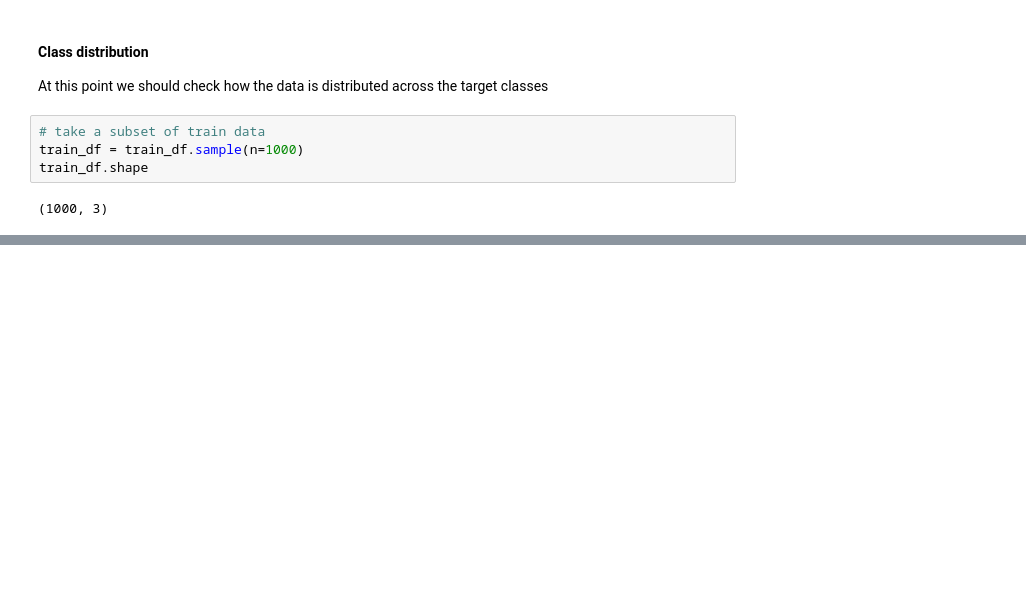
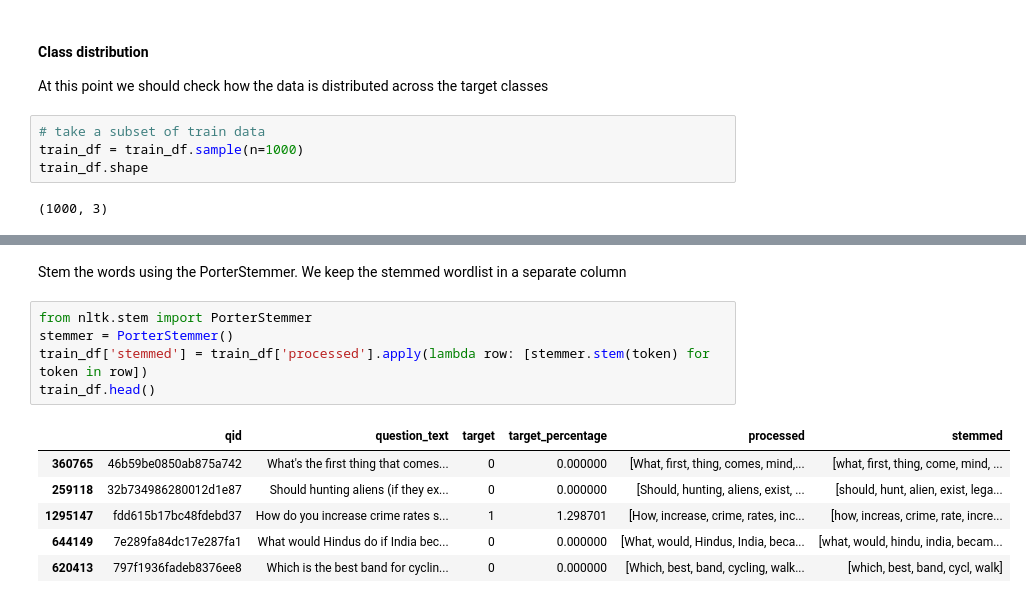
Before and after one commit to georgSquared/NLP-AUTh, a Jupyter notebook: notebooks/EDA.ipynb, the cells around one changed output, grey strips where cells are left out. Drawn from its saved outputs; the diff is of its cells as text; blank space fills up the shorter version.

```diff
--- a/notebooks/EDA.ipynb
+++ b/notebooks/EDA.ipynb
@@ -124,0 +170,14 @@ This has a number of consequences, i.e accuracy cannot be used as an accurate ev
+# %% [markdown]
+Stem the words using the PorterStemmer. We keep the stemmed wordlist in a separate column
+# %%
+from nltk.stem import PorterStemmer
+stemmer = PorterStemmer()
+train_df['stemmed'] = train_df['processed'].apply(lambda row: [stemmer.stem(token) for token in row])
+train_df.head()
+# %% [output]
+|  | qid | question_text | target | target_percentage | processed | stemmed |
+| 360765 | 46b59be0850ab875a742 | What's the first thing that comes... | 0 | 0.000000 | [What, first, thing, comes, mind,... | [what, first, thing, come, mind, ... |
+| 259118 | 32b734986280012d1e87 | Should hunting aliens (if they ex... | 0 | 0.000000 | [Should, hunting, aliens, exist, ... | [should, hunt, alien, exist, lega... |
+| 1295147 | fdd615b17bc48fdebd37 | How do you increase crime rates s... | 1 | 1.298701 | [How, increase, crime, rates, inc... | [how, increas, crime, rate, incre... |
+| 644149 | 7e289fa84dc17e287fa1 | What would Hindus do if India bec... | 0 | 0.000000 | [What, would, Hindus, India, beca... | [what, would, hindu, india, becam... |
+| 620413 | 797f1936fadeb8376ee8 | Which is the best band for cyclin... | 0 | 0.000000 | [Which, best, band, cycling, walk... | [which, best, band, cycl, walk] |
```
Also changed, not shown: parts of 17 cells of this notebook.
